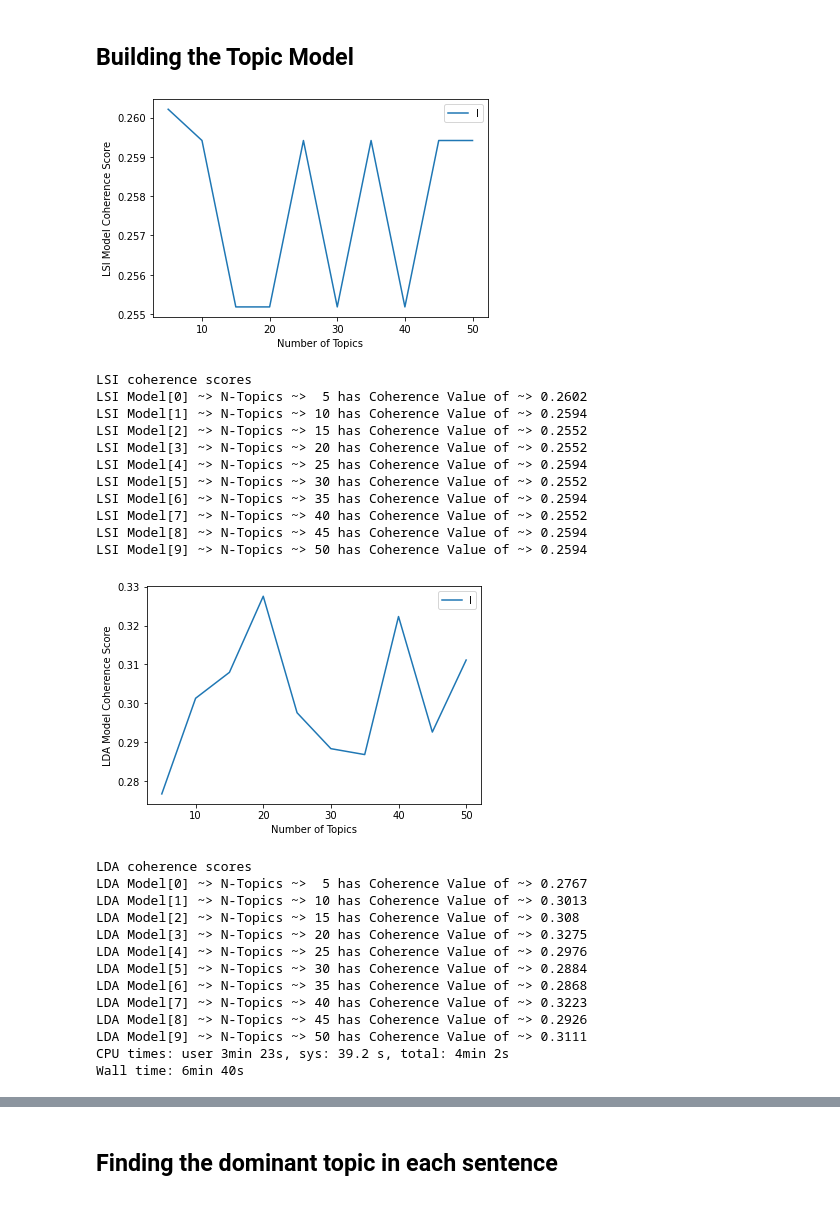
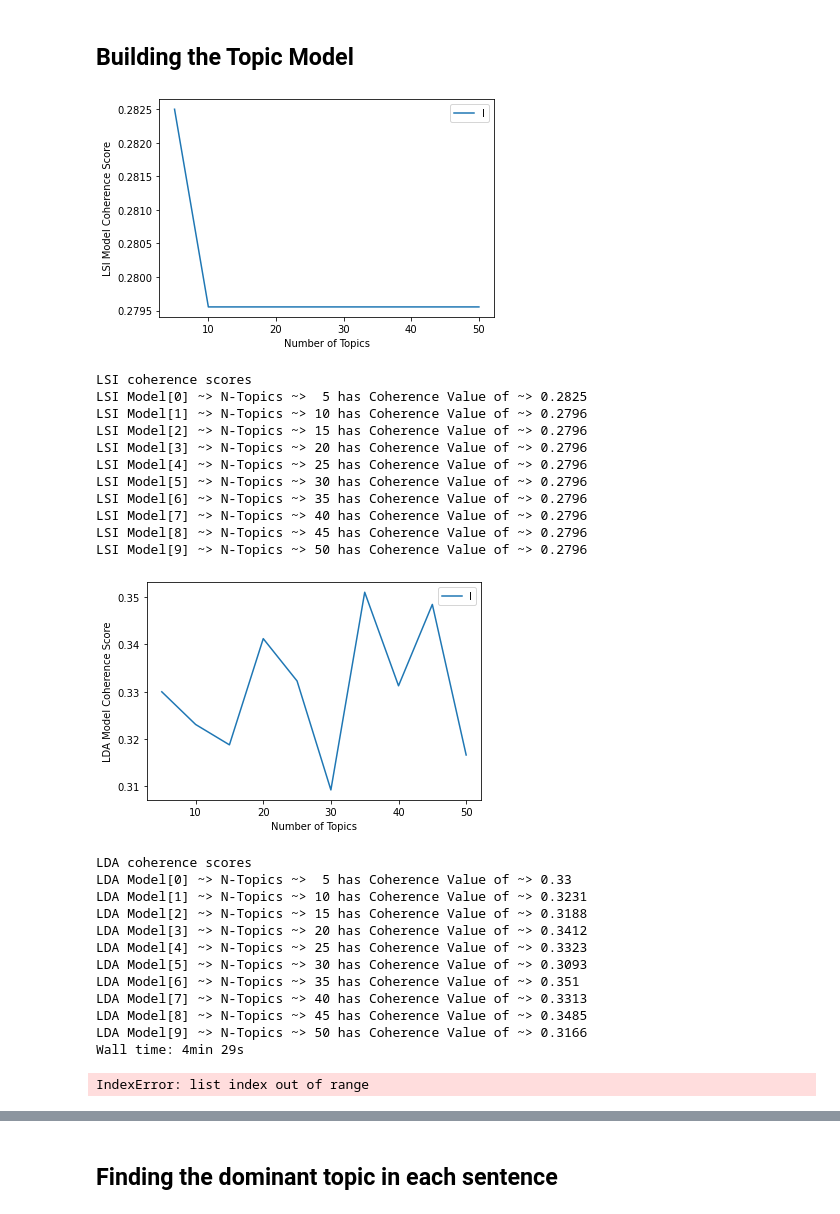
Before and after one commit to babybunso/team-sasa, a Jupyter notebook: sprint4project/3_NLP.ipynb, the cells around one changed output, grey strips where cells are left out. Drawn from its saved outputs; the diff is of its cells as text; code cells hidden in the pictures.

Commit message:
some visualizations, add seed for LDA,
some visualizations, add seed for LDA, added a random state for LDA, and created a second topic modeling for a more granular model

```diff
--- a/sprint4project/3_NLP.ipynb
+++ b/sprint4project/3_NLP.ipynb
@@ -435,74 +435,87 @@ for N in range(start, limit, step):
     lsicoherence = CoherenceModel(topics=lsitopics[:10], texts=texts, dictionary=id2word_dictionary, window_size=10).get_coherence()
     lsicoherences.append((lsicoherence))
     # LDA
-    ldamodel = LdaModel(corpus=corpus, num_topics=N, id2word=id2word_dictionary)
+    ldamodel = LdaModel(corpus=corpus, num_topics=N, id2word=id2word_dictionary, random_state = 2)
     ldamodels.append(ldamodel)
     ldatopics = [[word for word, prob in topic] for topicid, topic in ldamodel.show_topics(formatted=False)]
     ldacoherence = CoherenceModel(topics=ldatopics[:10], texts=texts, dictionary=id2word_dictionary, window_size=10).get_coherence()
     ldacoherences.append((ldacoherence))
 
 # HDP
-hdpmodel = HdpModel(corpus=corpus, id2word=id2word_dictionary)
-hdptopics = [[word for word, prob in topic] for topicid, topic in hdpmodel.show_topics(formatted=False)]
-hdpcoherence = CoherenceModel(topics=hdptopics[:10], texts=texts, dictionary=id2word_dictionary, window_size=10).get_coherence()
+#hdpmodel = HdpModel(corpus=corpus, id2word=id2word_dictionary)
+#hdptopics = [[word for word, prob in topic] for topicid, topic in hdpmodel.show_topics(formatted=False)]
+#hdpcoherence = CoherenceModel(topics=hdptopics[:10], texts=texts, dictionary=id2word_dictionary, window_size=10).get_coherence()
 
 
 # Plot the number of topics based on LSI coherence score
 x = range(start, limit, step)
 plt.plot(x, lsicoherences)
 plt.xlabel('Number of Topics')
 plt.ylabel('LSI Model Coherence Score')
 plt.legend('lsicoherences', loc='best')
 plt.show()
 # Print the LSI coherence scores
 print('\nLSI coherence scores')
 idx = 0
 for n, cv in zip(x, lsicoherences):
     print(f'LSI Model[{idx}] ~> N-Topics ~> {n:2} has Coherence Value of ~> {round(cv, 4)}')
     idx += 1
 
 print('\n\n')
 
 # Plot the number of topics based on LDA coherence score
 x = range(start, limit, step)
 plt.plot(x, ldacoherences)
 plt.xlabel('Number of Topics')
 plt.ylabel('LDA Model Coherence Score')
 plt.legend('ldacoherences', loc='best')
 plt.show()
 # Print the LDA coherence scores
 print('\n\nLDA coherence scores')
 idx = 0
 for n, cv in zip(x, ldacoherences):
     print(f'LDA Model[{idx}] ~> N-Topics ~> {n:2} has Coherence Value of ~> {round(cv, 4)}')
     idx += 1
 # %% [output]
-[figure, old version]
+[figure, new version]
 LSI coherence scores
-LSI Model[0] ~> N-Topics ~>  5 has Coherence Value of ~> 0.2602
-LSI Model[1] ~> N-Topics ~> 10 has Coherence Value of ~> 0.2594
-LSI Model[2] ~> N-Topics ~> 15 has Coherence Value of ~> 0.2552
-LSI Model[3] ~> N-Topics ~> 20 has Coherence Value of ~> 0.2552
-LSI Model[4] ~> N-Topics ~> 25 has Coherence Value of ~> 0.2594
-LSI Model[5] ~> N-Topics ~> 30 has Coherence Value of ~> 0.2552
-LSI Model[6] ~> N-Topics ~> 35 has Coherence Value of ~> 0.2594
-LSI Model[7] ~> N-Topics ~> 40 has Coherence Value of ~> 0.2552
-LSI Model[8] ~> N-Topics ~> 45 has Coherence Value of ~> 0.2594
-LSI Model[9] ~> N-Topics ~> 50 has Coherence Value of ~> 0.2594
+LSI Model[0] ~> N-Topics ~>  5 has Coherence Value of ~> 0.2825
+LSI Model[1] ~> N-Topics ~> 10 has Coherence Value of ~> 0.2796
+LSI Model[2] ~> N-Topics ~> 15 has Coherence Value of ~> 0.2796
+LSI Model[3] ~> N-Topics ~> 20 has Coherence Value of ~> 0.2796
+LSI Model[4] ~> N-Topics ~> 25 has Coherence Value of ~> 0.2796
+LSI Model[5] ~> N-Topics ~> 30 has Coherence Value of ~> 0.2796
+LSI Model[6] ~> N-Topics ~> 35 has Coherence Value of ~> 0.2796
+LSI Model[7] ~> N-Topics ~> 40 has Coherence Value of ~> 0.2796
+LSI Model[8] ~> N-Topics ~> 45 has Coherence Value of ~> 0.2796
+LSI Model[9] ~> N-Topics ~> 50 has Coherence Value of ~> 0.2796
-[figure, old version]
+[figure, new version]
 LDA coherence scores
-LDA Model[0] ~> N-Topics ~>  5 has Coherence Value of ~> 0.2767
-LDA Model[1] ~> N-Topics ~> 10 has Coherence Value of ~> 0.3013
-LDA Model[2] ~> N-Topics ~> 15 has Coherence Value of ~> 0.308
-LDA Model[3] ~> N-Topics ~> 20 has Coherence Value of ~> 0.3275
-LDA Model[4] ~> N-Topics ~> 25 has Coherence Value of ~> 0.2976
-LDA Model[5] ~> N-Topics ~> 30 has Coherence Value of ~> 0.2884
-LDA Model[6] ~> N-Topics ~> 35 has Coherence Value of ~> 0.2868
-LDA Model[7] ~> N-Topics ~> 40 has Coherence Value of ~> 0.3223
-LDA Model[8] ~> N-Topics ~> 45 has Coherence Value of ~> 0.2926
-LDA Model[9] ~> N-Topics ~> 50 has Coherence Value of ~> 0.3111
-CPU times: user 3min 23s, sys: 39.2 s, total: 4min 2s
-Wall time: 6min 40s
+LDA Model[0] ~> N-Topics ~>  5 has Coherence Value of ~> 0.33
+LDA Model[1] ~> N-Topics ~> 10 has Coherence Value of ~> 0.3231
+LDA Model[2] ~> N-Topics ~> 15 has Coherence Value of ~> 0.3188
+LDA Model[3] ~> N-Topics ~> 20 has Coherence Value of ~> 0.3412
+LDA Model[4] ~> N-Topics ~> 25 has Coherence Value of ~> 0.3323
+LDA Model[5] ~> N-Topics ~> 30 has Coherence Value of ~> 0.3093
+LDA Model[6] ~> N-Topics ~> 35 has Coherence Value of ~> 0.351
+LDA Model[7] ~> N-Topics ~> 40 has Coherence Value of ~> 0.3313
+LDA Model[8] ~> N-Topics ~> 45 has Coherence Value of ~> 0.3485
+LDA Model[9] ~> N-Topics ~> 50 has Coherence Value of ~> 0.3166
+Wall time: 4min 29s
+# %%
+def evaluate_coherence_bargraph(coherences, indices):
+    assert len(coherences) == len(indices)
+    n = len(coherences)
+    x = np.arange(n)
+    plt.bar(x, coherences, width=0.3, tick_label=indices, align='center')
+    plt.xlabel('Models')
+    plt.ylabel('Coherence Value')
+    plt.title('Topic Model Performance')
+    plt.show
+
+evaluate_coherence_bargraph([lsicoherences[2], ldacoherences[2], hdpcoherence], ['LSI', 'LDA', 'HDP'])
+# %% [output]
+IndexError: list index out of range
 # %%
 # INTENTIONAL EXCEPTION
 raise Exception('Select the BEST MODELS')
```
Also changed, not shown: parts of 17 cells of this notebook, 1 other file.
